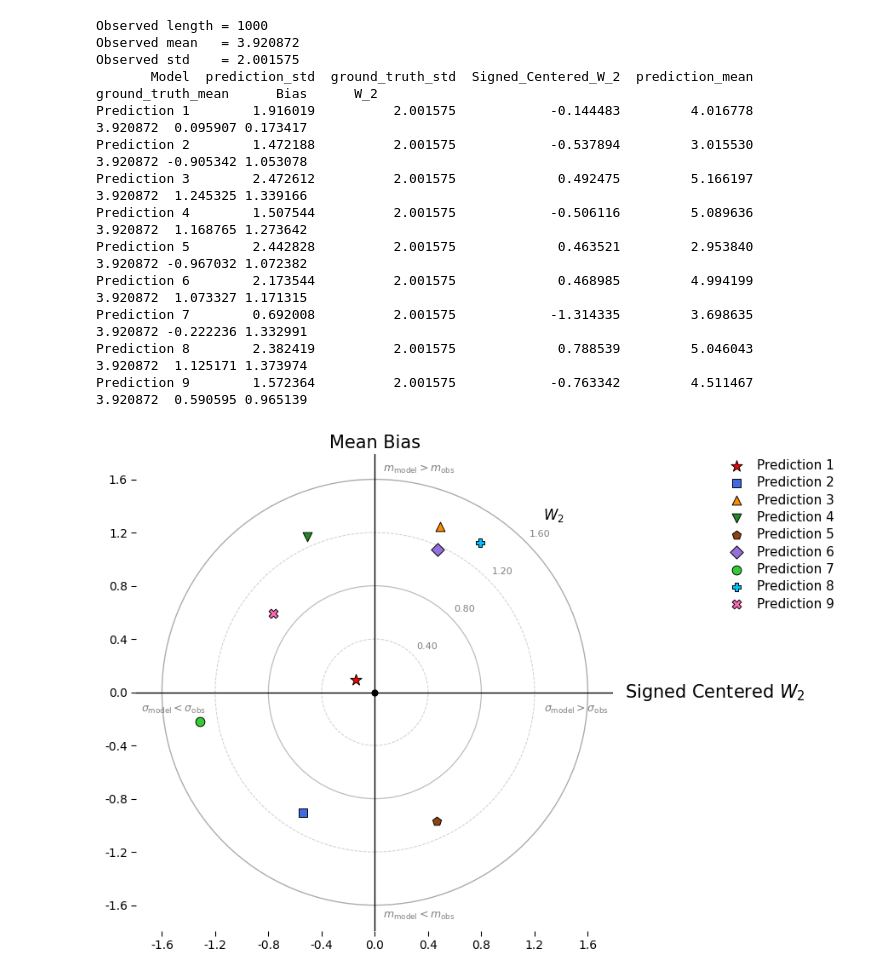
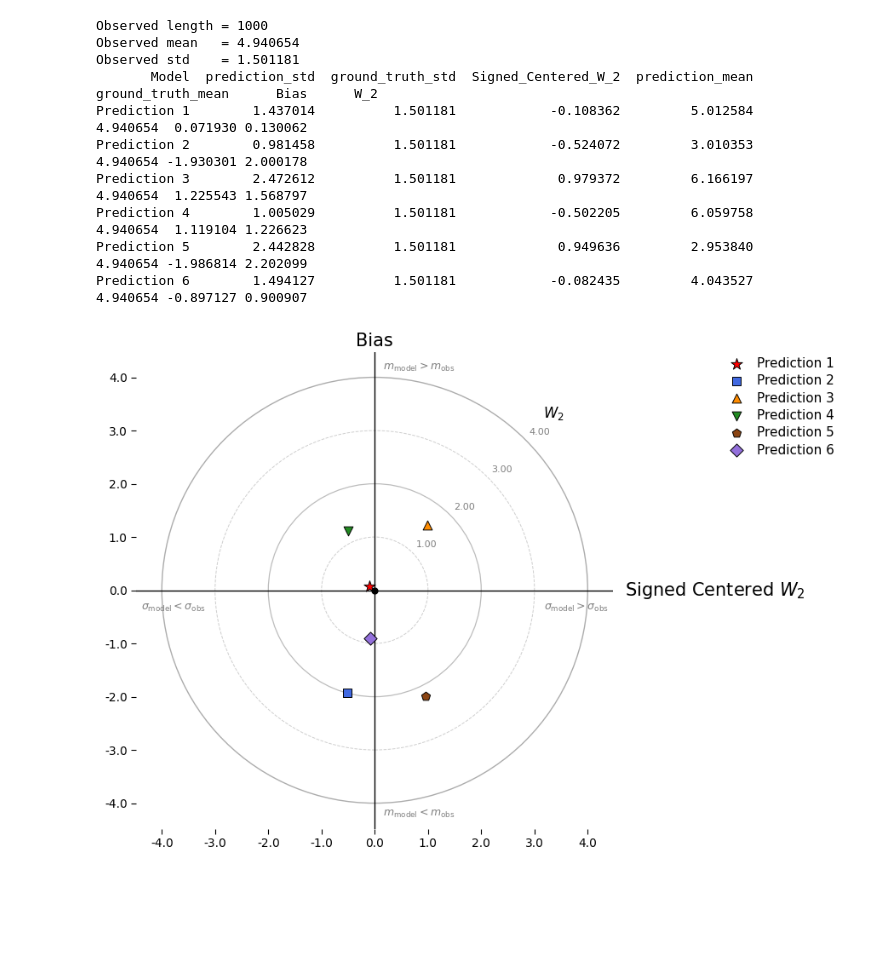
Before and after one commit to tiantiy/Wasserstein-Target-Diagram, a Jupyter notebook: Simulation_Introduction_Target_Diagram.ipynb, the cells around one changed output. Drawn from its saved outputs; the diff is of its cells as text; code cells hidden in the pictures; blank space fills up the shorter version.

```diff
--- a/Simulation_Introduction_Target_Diagram.ipynb
+++ b/Simulation_Introduction_Target_Diagram.ipynb
@@ -18,8 +18,8 @@ np.random.seed(123)
 # Observed data
 # --------------------------------------------------
 
-# Reference: Normal(4, 2^2), mean=4, SD=2
-obs = np.random.normal(loc=4, scale=2, size=N)
+# Reference: Normal(5, 1.5^2), mean=5, SD=1.5
+obs = np.random.normal(loc=5, scale=1.5, size=N)
 
 # --------------------------------------------------
 # Observed summary statistics
@@ -35,35 +35,23 @@ mean_obs = np.mean(obs)
 # --------------------------------------------------
 
 predictions = {
-    # Same underlying distribution as reference: mean=4, SD=2
-    "Pred 1: Normal(4,2)": np.random.normal(loc=4, scale=2, size=N),
+    # Same underlying distribution as reference: mean=5, SD=1.5
+    "Pred 1: Normal(5,1.5^2)": np.random.normal(loc=5, scale=1.5, size=N),
 
-    # Smaller mean and SD: mean=3, SD=1.5
-    "Pred 2: Normal(3,1.5)": np.random.normal(loc=3, scale=1.5, size=N),
+    # Smaller mean and SD: mean=3, SD=1
+    "Pred 2: Normal(3,1^2)": np.random.normal(loc=3, scale=1, size=N),
 
-    # Larger mean and SD: mean=5, SD=2.5
-    "Pred 3: Normal(5,2.5)": np.random.normal(loc=5, scale=2.5, size=N),
+    # Larger mean and SD: mean=6, SD=2.5
+    "Pred 3: Normal(6,2.5^2)": np.random.normal(loc=6, scale=2.5, size=N),
 
-    # Larger mean, smaller SD: mean=5, SD=1.5
-    "Pred 4: Normal(5,1.5)": np.random.normal(loc=5, scale=1.5, size=N),
+    # Larger mean, smaller SD: mean=6, SD=1
+    "Pred 4: Normal(6,1^2)": np.random.normal(loc=6, scale=1, size=N),
 
     # Smaller mean, larger SD: mean=3, SD=2.5
-    "Pred 5: Normal(3,2.5)": np.random.normal(loc=3, scale=2.5, size=N),
+    "Pred 5: Normal(3,2.5^2)": np.random.normal(loc=3, scale=2.5, size=N),
 
-    # Gamma Distribution
-    "Pred 6: Gamma(5,1)": np.random.gamma(shape=5, scale=1, size=N),
-
-    # Different shape and smaller variability
-    "Pred 7: Weibull": stats.weibull_min.rvs(c=6, scale=4, size=N),
-
-    # Different right-skewed distribution
-    "Pred 8: Lognormal": np.random.lognormal(mean=1.5, sigma=0.45, size=N),
-
-    # Bimodal
-    "Pred 9: Bimodal": np.concatenate([
-        np.random.normal(loc=3, scale=0.5, size=N//2),
-        np.random.normal(loc=6, scale=0.5, size=N//2)
-    ])
+    # Smaller mean, same SD: mean=4, SD=1.5
+    "Pred 6: Normal(4,1.5^2)": np.random.normal(loc=4, scale=1.5, size=N),
 }
 
 
@@ -142,7 +130,7 @@ for name, pred in predictions.items():
 # ============================================================
 
 # Short model names for table and figure
-Model_short = ["Prediction 1", "Prediction 2", "Prediction 3", "Prediction 4", "Prediction 5", "Prediction 6", "Prediction 7", "Prediction 8", "Prediction 9"]
+Model_short = ["Prediction 1", "Prediction 2", "Prediction 3", "Prediction 4", "Prediction 5", "Prediction 6"]
 
 # Create results table
 results = pd.DataFrame({
@@ -170,18 +158,15 @@ print(f"Observed std    = {std_obs:.6f}")
 print(results.to_string(index=False, float_format=lambda x: f"{x:.6f}"))
 # %% [output]
 Observed length = 1000
-Observed mean   = 3.920872
-Observed std    = 2.001575
+Observed mean   = 4.940654
+Observed std    = 1.501181
        Model  prediction_std  ground_truth_std  Signed_Centered_W_2  prediction_mean  ground_truth_mean      Bias      W_2
-Prediction 1        1.916019          2.001575            -0.144483         4.016778           3.920872  0.095907 0.173417
-Prediction 2        1.472188          2.001575            -0.537894         3.015530           3.920872 -0.905342 1.053078
-Prediction 3        2.472612          2.001575             0.492475         5.166197           3.920872  1.245325 1.339166
-Prediction 4        1.507544          2.001575            -0.506116         5.089636           3.920872  1.168765 1.273642
-Prediction 5        2.442828          2.001575             0.463521         2.953840           3.920872 -0.967032 1.072382
-Prediction 6        2.173544          2.001575             0.468985         4.994199           3.920872  1.073327 1.171315
-Prediction 7        0.692008          2.001575            -1.314335         3.698635           3.920872 -0.222236 1.332991
-Prediction 8        2.382419          2.001575             0.788539         5.046043           3.920872  1.125171 1.373974
-Prediction 9        1.572364          2.001575            -0.763342         4.511467           3.920872  0.590595 0.965139
+Prediction 1        1.437014          1.501181            -0.108362         5.012584           4.940654  0.071930 0.130062
+Prediction 2        0.981458          1.501181            -0.524072         3.010353           4.940654 -1.930301 2.000178
+Prediction 3        2.472612          1.501181             0.979372         6.166197           4.940654  1.225543 1.568797
+Prediction 4        1.005029          1.501181            -0.502205         6.059758           4.940654  1.119104 1.226623
+Prediction 5        2.442828          1.501181             0.949636         2.953840           4.940654 -1.986814 2.202099
+Prediction 6        1.494127          1.501181            -0.082435         4.043527           4.940654 -0.897127 0.900907
 # %%
 # ============================================================
 # Wasserstein Target Diagram
@@ -276,10 +261,7 @@ model_colors = {
     "Prediction 3": "darkorange",
     "Prediction 4": "forestgreen",
     "Prediction 5": "saddlebrown",
-    "Prediction 6": "mediumpurple",
-    "Prediction 7": "limegreen",
-    "Prediction 8": "deepskyblue",
-    "Prediction 9": "hotpink"
+    "Prediction 6": "mediumpurple"
 }
 
 model_markers = {
@@ -288,10 +270,7 @@ model_markers = {
     "Prediction 3": "^",
     "Prediction 4": "v",
     "Prediction 5": "p",
-    "Prediction 6": "D",
-    "Prediction 7": "o",
-    "Prediction 8": "P",
-    "Prediction 9": "X"
+    "Prediction 6": "D"
 }
 
 
@@ -409,7 +388,7 @@ ax.text(
 ax.text(
     0,
     limit * 1.01,
-    "Mean Bias",
+    "Bias",
     fontsize=15,
     ha="center",
     va="bottom",
@@ -505,34 +484,34 @@ ax.xaxis.set_major_formatter(FormatStrFormatter(tick_format))
 ax.yaxis.set_major_formatter(FormatStrFormatter(tick_format))
 
 ax.tick_params(direction="out", labelsize=10, length=4)
 
 
 
 # ------------------------------------------------------------
 # Layout
 # ------------------------------------------------------------
 
 plt.subplots_adjust(
     left=0.08,
     right=0.78,
     bottom=0.08,
     top=0.97
 )
 
 
 # ------------------------------------------------------------
 # Save figure
 # ------------------------------------------------------------
 
 plt.savefig(
     "/content/sample_data/Simulation_Sample_Equal_Length_Wasserstein_Target_Diagram.pdf",
     dpi=300,
     bbox_inches="tight"
 )
 
 plt.show()
 # %% [output]
-[figure, old version]
+[figure, new version]
 # %%
 # =================================================================
 # Conventional Target Diagram: Distribution Simulation Equal Length
```
Also changed, not shown: parts of 2 cells of this notebook.
